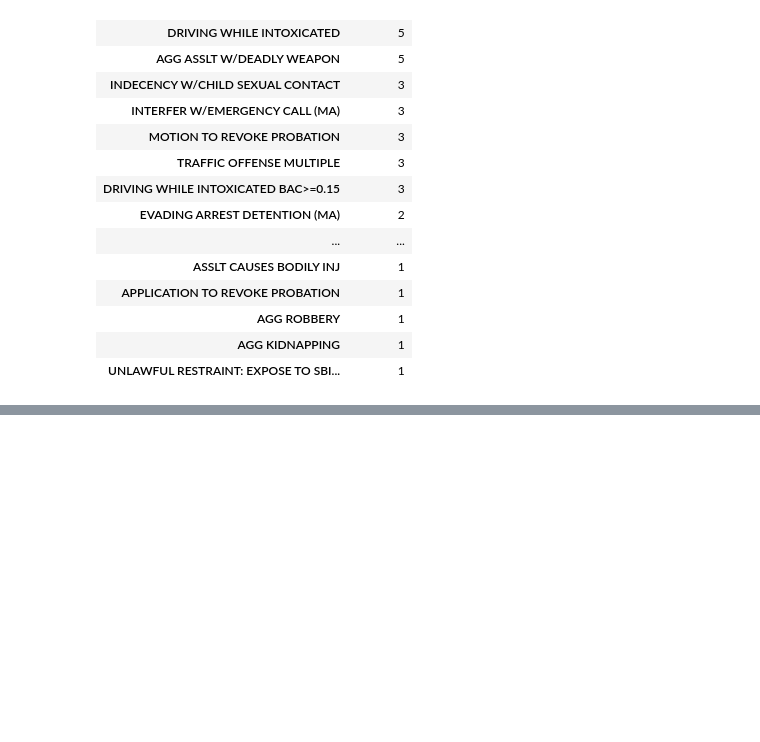
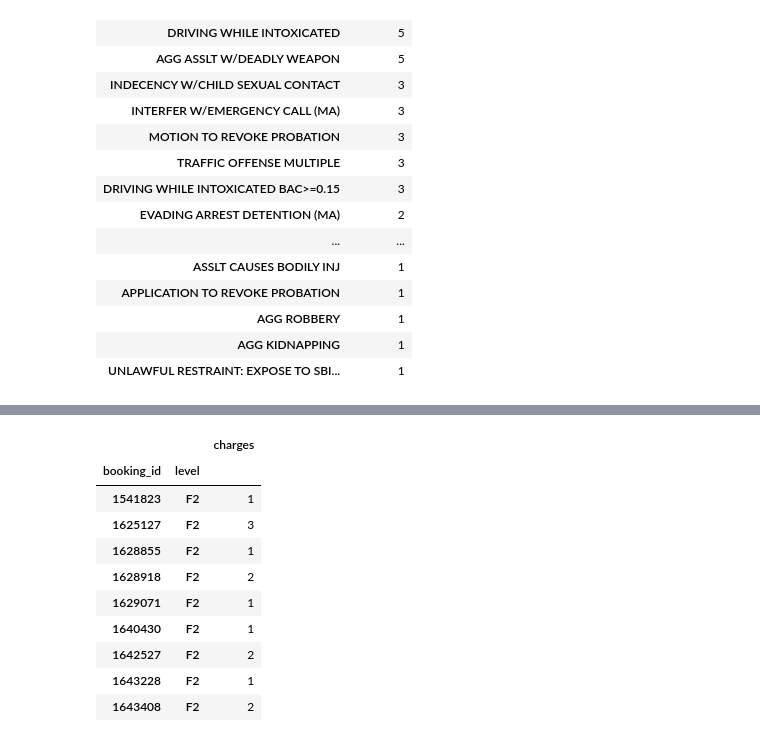
Before and after one commit to statesman/ice-travis-county, a Jupyter notebook: Feb 2017 ICE.ipynb, the cells around one changed output, grey strips where cells are left out. Drawn from its saved outputs; the diff is of its cells as text; code cells hidden in the pictures; blank space fills up the shorter version.

```diff
--- a/Feb 2017 ICE.ipynb
+++ b/Feb 2017 ICE.ipynb
@@ -270,3 +279,20 @@ chargesDF_noice.groupby(['booking_id', 'level']).agg({'level': np.size})
 |  | MC | 1 |
 | 1703743 | FS | 1 |
 |  | MA | 1 |
+# %%
+# multiindex sorting off second level
+# This gets me rows that have the lambda value, but it's
+# not quite what I want.
+chargesDF_matrix[chargesDF_matrix.index.map(lambda x: x[1] == 'F2')]
+# %% [output]
+|  |  | charges |
+| booking_id | level |  |
+| 1541823 | F2 | 1 |
+| 1625127 | F2 | 3 |
+| 1628855 | F2 | 1 |
+| 1628918 | F2 | 2 |
+| 1629071 | F2 | 1 |
+| 1640430 | F2 | 1 |
+| 1642527 | F2 | 2 |
+| 1643228 | F2 | 1 |
+| 1643408 | F2 | 2 |
```
Also changed, not shown: parts of 3 cells of this notebook.
